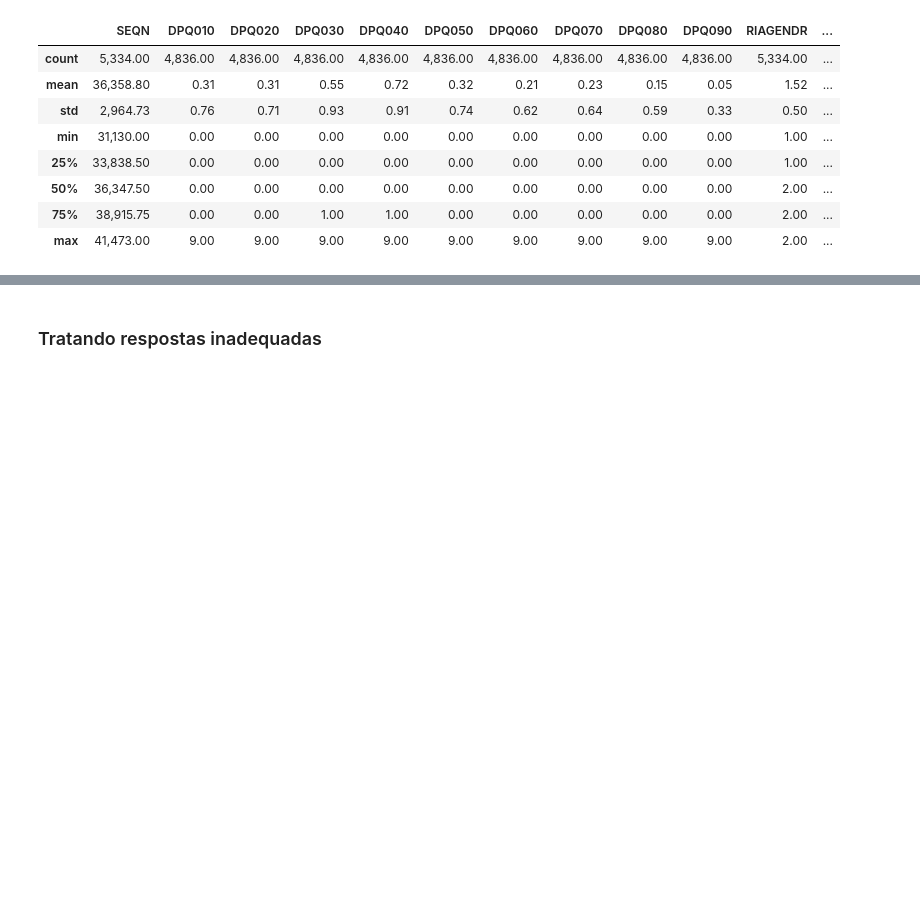
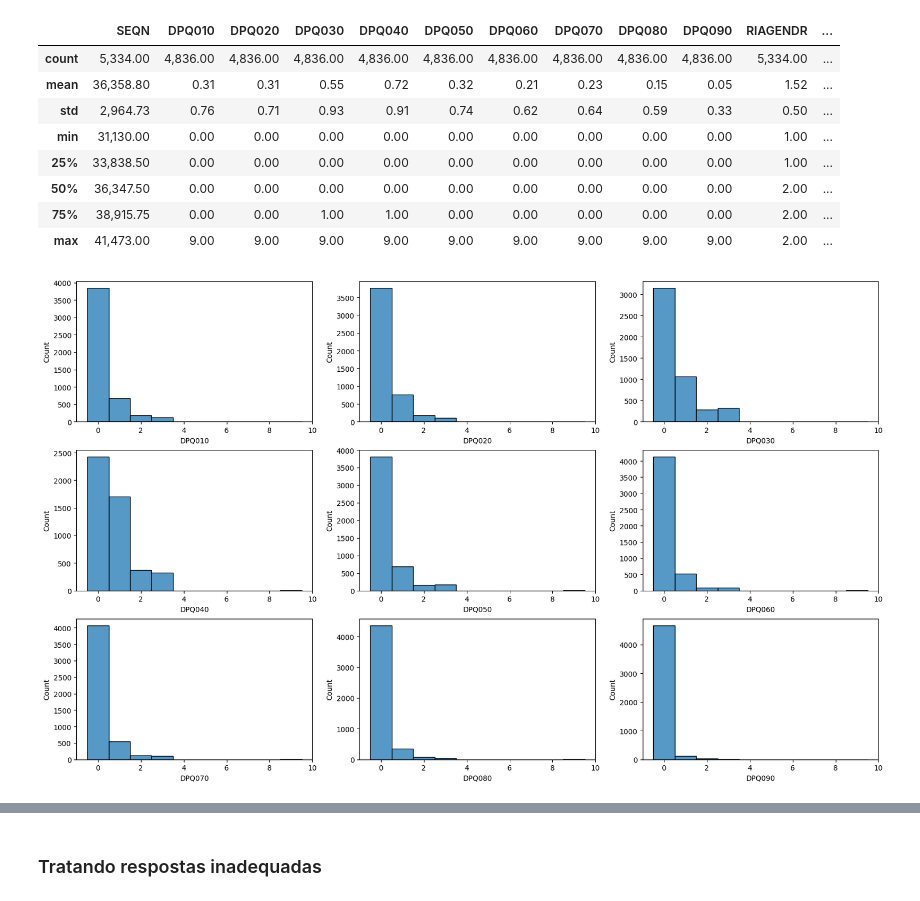
Before and after one commit to thiago-paim/tera-desafio-inferencia, a Jupyter notebook: notebooks/step_1_data_treatment.ipynb, the cells around one changed output, grey strips where cells are left out. Saved outputs shown, nothing was run; the diff lists cells and outputs as text; code cells hidden in the pictures; blank space fills up the shorter version.

```diff
--- a/notebooks/step_1_data_treatment.ipynb
+++ b/notebooks/step_1_data_treatment.ipynb
@@ -91,0 +88,7 @@ phq_cols = [col for col in demo_phq.columns if is_phq_column(col)]
+# %%
+func = sns.histplot
+kwargs = {"discrete": True, }
+
+utils.plot_for_cols(demo_phq, phq_cols, func=func, kwargs=kwargs)
+# %% [output]
+[figure, added]
```
Also changed, not shown: parts of 7 cells of this notebook.
